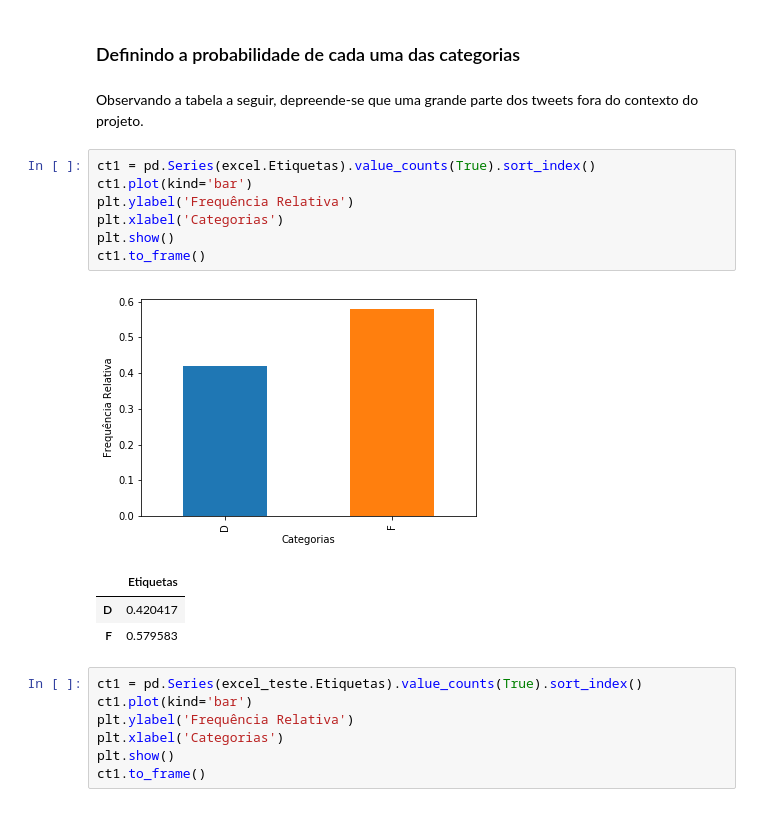
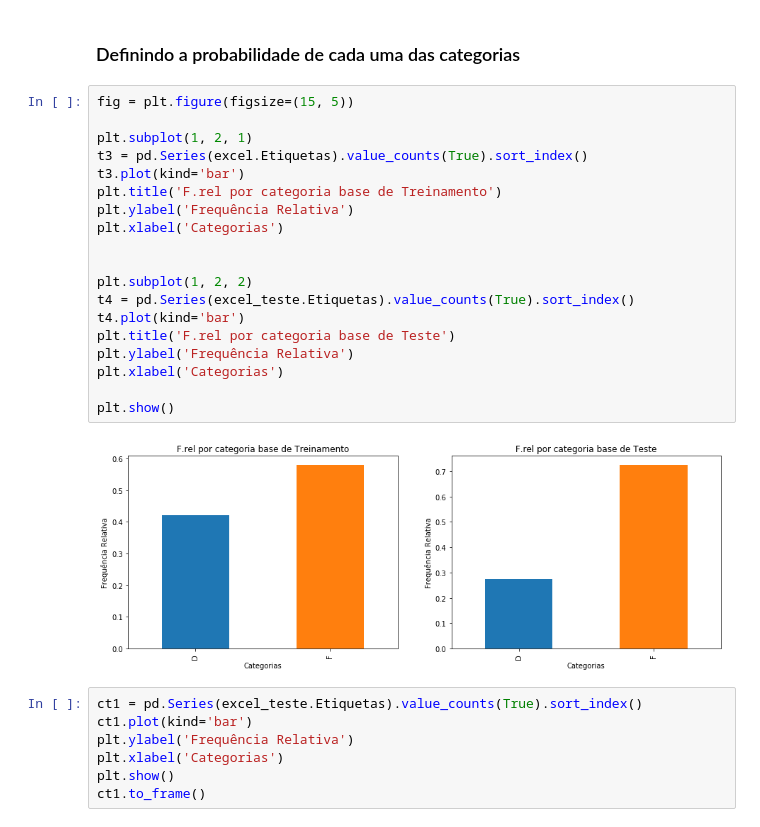
Before and after one commit to beatrizcf2/P1_Cdados_BW, a Jupyter notebook: Projeto 1 - Joker.ipynb, the cells around one changed output. Saved outputs shown, nothing was run; the diff lists cells and outputs as text.

```diff
--- a/Projeto 1 - Joker.ipynb
+++ b/Projeto 1 - Joker.ipynb
@@ -220,20 +288,27 @@ def Frequencia(n):
     return y,f_rel,f_abs,prob
 # %% [markdown]
 ### Definindo a probabilidade de cada uma das categorias
-# %% [markdown]
-Observando a tabela a seguir, depreende-se que uma grande parte dos tweets fora do contexto do projeto.
-# %%
-ct1 = pd.Series(excel.Etiquetas).value_counts(True).sort_index()
-ct1.plot(kind='bar')
-plt.ylabel('Frequência Relativa')
-plt.xlabel('Categorias')
-plt.show()
-ct1.to_frame()
-# %% [output]
-[figure, removed]
-|  | Etiquetas |
-| D | 0.420417 |
-| F | 0.579583 |
+# %%
+fig = plt.figure(figsize=(15, 5))
+
+plt.subplot(1, 2, 1)
+t3 = pd.Series(excel.Etiquetas).value_counts(True).sort_index()
+t3.plot(kind='bar')
+plt.title('F.rel por categoria base de Treinamento')
+plt.ylabel('Frequência Relativa')
+plt.xlabel('Categorias')
+
+
+plt.subplot(1, 2, 2)
+t4 = pd.Series(excel_teste.Etiquetas).value_counts(True).sort_index()
+t4.plot(kind='bar')
+plt.title('F.rel por categoria base de Teste')
+plt.ylabel('Frequência Relativa')
+plt.xlabel('Categorias')
+
+plt.show()
+# %% [output]
+[figure, added]
 # %%
 ct1 = pd.Series(excel_teste.Etiquetas).value_counts(True).sort_index()
 ct1.plot(kind='bar')
```
Also changed, not shown: parts of 23 cells of this notebook, 2 other files.
